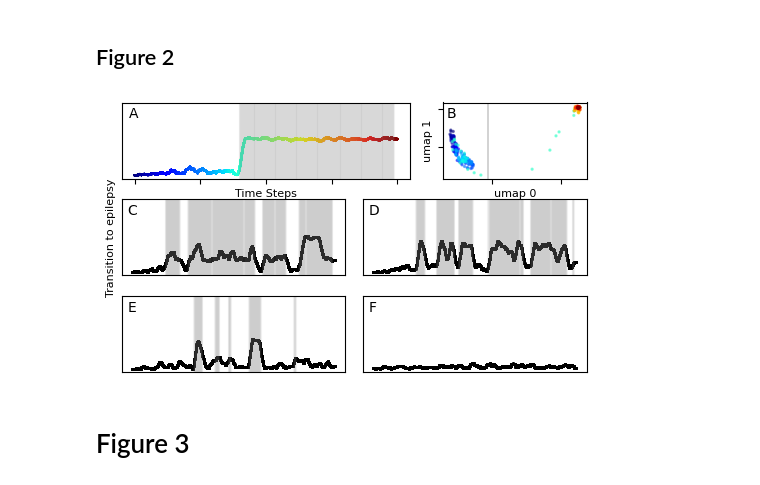
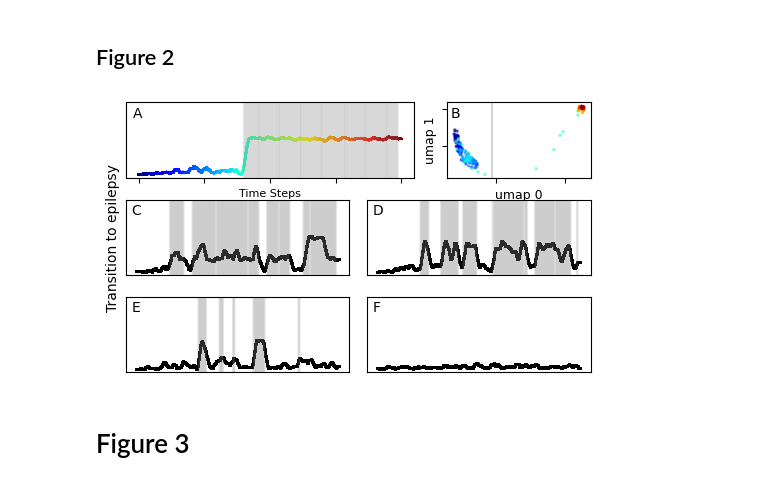
Before and after one commit to csndl-iitd/srg-tes-epilepsy-models, a Jupyter notebook: analysis/notebooks/Analyse fig_March_26.ipynb, the cells around one changed output. Cells and saved outputs as stored; diff of their text form; code cells hidden in the pictures.

```diff
--- a/analysis/notebooks/Analyse fig_March_26.ipynb
+++ b/analysis/notebooks/Analyse fig_March_26.ipynb
@@ -92,7 +92,7 @@ embedding = _u.transform(scaled_data)
 # Fit Umap i.e it converts 400 dimension data to 2 dimensions and we can create boundary
 
 sep = -0.6
-plt.subplots_adjust(hspace=6, wspace=0.8)
+plt.subplots_adjust(hspace=9, wspace=0.8)
 ax1.scatter(_data.index, _data, c=_data.index, s=0.5, cmap=cmap)
 for l in _data.index[:-chunk_size][:: chunk_size // 4][embedding[:, 0] > sep]:
     ax1.axvline(l, c="gray", alpha=0.1)
@@ -114,8 +114,8 @@ ax2 = plt.subplot(gs[0:4, 8:12])
 ax2.scatter(
     embedding[:, 0], embedding[:, 1], s=2, c=range(len(chunks)), alpha=0.5, cmap=cmap
 )
-ax2.set_xlabel("umap 0",fontsize=8)
-ax2.set_ylabel("umap 1",fontsize=8)
+ax2.set_xlabel("umap 0",fontsize=9)
+ax2.set_ylabel("umap 1",fontsize=9)
 ax2.text(0.025, 0.8, "B", transform=ax2.transAxes)
 ax2.axvline(sep, c="k", lw=0.25)
 # ax2.xaxis.set_visible(False)
@@ -139,7 +139,7 @@ sep = -0.6
 ax3.scatter(_data.index, _data, c='black', s=1)
 for l in _data.index[:-chunk_size][:: chunk_size // 4][embedding[:, 0] > sep]:
     ax3.axvline(l, c="gray", alpha=0.1)
-ax3.set_ylabel('Transition to epilepsy',fontsize=8)
+ax3.set_ylabel('Transition to epilepsy',fontsize=10)
 ax3.set_ylim([0, 1])
 ax3.text(0.025, 0.8, "C", transform=ax3.transAxes)
 # ax3.yaxis.set_visible(False)
@@ -188,35 +188,35 @@ _data = df[1].rolling(800, center=True).mean().ffill().bfill()
 chunks = [
     _data[i : i + chunk_size]
     for i in range(0, len(_data) - chunk_size, chunk_size // 4)
 ]
 scaled_data = _s.transform(chunks)
 embedding = _u.transform(scaled_data)
 sep = -0.6
 ax6.scatter(_data.index, _data, c='black', s=0.5)
 for l in _data.index[:-chunk_size][:: chunk_size // 4][embedding[:, 0] > sep]:
     ax6.axvline(l, c="gray", alpha=0.1)
 ax6.set_ylim([0, 1])
 # ax6.set_xlabel("time steps")
 ax6.text(0.025, 0.8, "F", transform=ax6.transAxes)
 
 plt.setp(ax1.get_yticklabels(), visible=False)
 plt.setp(ax1.get_xticklabels(), visible=False)
 
 
 plt.setp(ax2.get_yticklabels(), visible=False)
 plt.setp(ax2.get_xticklabels(), visible=False)
 
 # plt.setp(ax3.get_yticklabels(),visible=False)
-plt.ylabel('Transistion to epeilpesy', fontsize=8)
+# plt.ylabel('Transistion to epeilpesy', fontsize=8)
 
 fig.align_labels()
 
 fig.set_layout_engine(layout="tight")
 # plt.savefig('fig2_final.pdf',format='pdf')
 # plt.savefig('../../data/results/figures/fig2_final.svg')
 # plt.savefig('../../data/results/figures/fig2_final.pdf',format='pdf')
 # %% [output]
-[figure, old version]
+[figure, new version]
 # %% [markdown]
 # Figure 3
 # %% [markdown]
```
Also changed, not shown: parts of 21 cells of this notebook.
